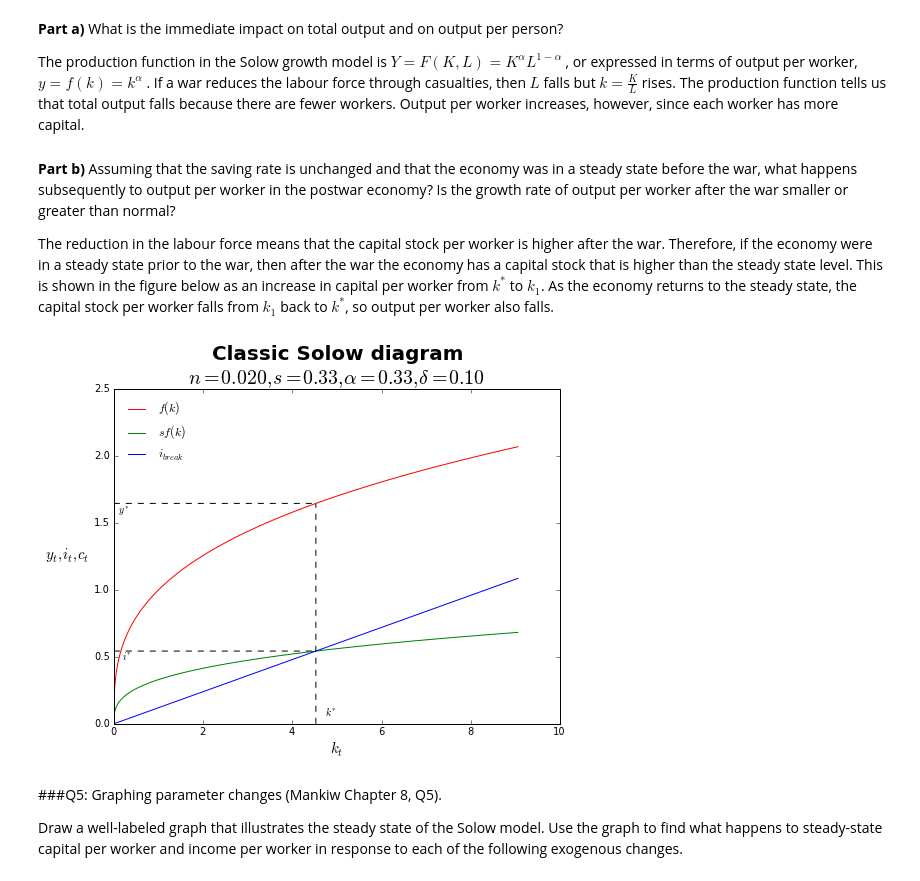
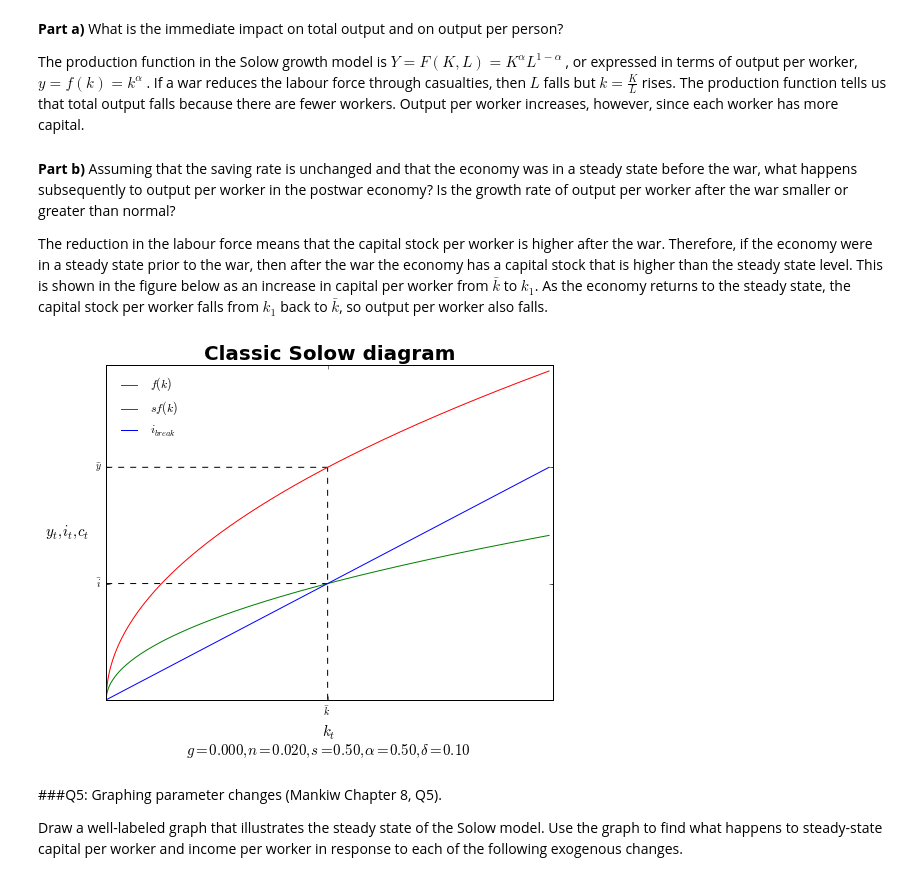
Before and after one commit to ChristopherShort/computational-econ-labs, a Jupyter notebook: undergraduate/Mankiw Chapter 8 (Tutorial 3).ipynb, the cells around one changed output. Cells and saved outputs as stored; diff of their text form; code cells hidden in the pictures.

```diff
--- a/undergraduate/Mankiw Chapter 8 (Tutorial 3).ipynb
+++ b/undergraduate/Mankiw Chapter 8 (Tutorial 3).ipynb
@@ -127 +97,8 @@ c^* &= (1 - s)y^* = (1 - s)\left(\frac{s}{n + \delta}\right) = (1 - 0.8)\left(\f
 $$
+# %%
+# set savings rate to 0.8 and compute steady state values
+solow_params['s'] = 0.8
+
+print "Steady state value for capital per worker is:    ", k_bar(solow_params)
+print "Steady state value for output per worker is:     ", y_bar(solow_params)
+print "Steady state value for consumption per worker is:", c_bar(solow_params)
@@ -135,3 +116,10 @@ By the way, could we figure out what the actual “best” savings rate is, base
 $$0.5k^{-0.5} = MPK = n + \delta \implies k_{gold} = \left(\frac{0.5}{n + \delta}\right)^2$$
 
 Thus the "golden rule" savings rate is $s=0.50\ $.
+# %%
+# set savings rate to 0.5 and compute steady state values
+solow_params['s'] = 0.5
+
+print "Steady state value for capital per worker is:    ", k_bar(solow_params)
+print "Steady state value for output per worker is:     ", y_bar(solow_params)
+print "Steady state value for consumption per worker is:", c_bar(solow_params)
@@ -223,41 +215,20 @@ The production function in the Solow growth model is $Y=F(K,L)=K^{\alpha}L^{1-\a
 # %% [markdown]
 **Part b)** Assuming that the saving rate is unchanged and that the economy was in a steady state before the war, what happens subsequently to output per worker in the postwar economy? Is the growth rate of output per worker after the war smaller or greater than normal?
 
-The reduction in the labour force means that the capital stock per worker is higher after the war. Therefore, if the economy were in a steady state prior to the war, then after the war the economy has a capital stock that is higher than the steady state level. This is shown in the figure below as an increase in capital per worker from $k^*$ to $k_1$. As the economy returns to the steady state, the capital stock per worker falls from $k_1$ back to $k^*$, so output per worker also falls.
+The reduction in the labour force means that the capital stock per worker is higher after the war. Therefore, if the economy were in a steady state prior to the war, then after the war the economy has a capital stock that is higher than the steady state level. This is shown in the figure below as an increase in capital per worker from $\bar{k}$ to $k_1$. As the economy returns to the steady state, the capital stock per worker falls from $k_1$ back to $\bar{k}$, so output per worker also falls.
-# %%
-# new figure
-plt.figure(figsize=(8,6))
-
-# grid of values for capital per worker
-grid = np.linspace(0, 2 * k_star(), 1000)
-
-# plot output, actual investment, and breakeven investment
-plt.plot(grid, output(grid), 'r', label='$f(k)$')
-plt.plot(grid, solow_params['s'] * output(grid), 'g', label='$sf(k)$')
-plt.plot(grid, (solow_params['n'] + solow_params['delta'])* grid,
-         'b', label='$i_{break}$')
-
-# axes, labels, title, legend, etc
-plt.xlabel('$k_t$', fontsize=15)
-plt.ylabel('$y_t, i_t, c_t$', fontsize=15, rotation='horizontal')
-plt.title('Classic Solow diagram\n' + r'$n=%0.3f,s=%.2f,\alpha=%.2f,\delta=%.2f$' \
-         %(solow_params['n'], solow_params['s'], solow_params['alpha'], solow_params['delta']),
-         weight='bold', fontsize=20)
-
-# demarcate the steady state values
-plt.vlines(k_star(), 0, output(k_star()), linestyles='dashed', colors='k')
-plt.hlines([solow_params['s'] * output(k_star()), output(k_star())],
-           0, k_star(), linestyles='dashed', colors='k')
-
-# annotate the plot
-plt.annotate('$k^*$', xy=(1.05 * k_star(), 0.05))
-plt.annotate('$i^*$', xy=(0.2, 0.85 * solow_params['s'] * output(k_star())))
-plt.annotate('$y^*$', xy=(0.1, 0.95 * output(k_star())))
-
-plt.legend(loc='best', frameon=False)
-plt.show()
-# %% [output]
-[figure, removed]
+# %%
+# new figure
+plt.figure(figsize=(8,6))
+
+# I already defined a function to generate Solow diagrams
+plot_solowDiagram(solow_params, gridmax=2 * k_bar(solow_params))
+
+# add a legend
+plt.legend(loc='best', frameon=False)
+
+plt.show()
+# %% [output]
+[figure, added]
 # %% [markdown]
 ###Q5: Graphing parameter changes (Mankiw Chapter 8, Q5).
 
```
Also changed, not shown: parts of 38 cells of this notebook, 1 other file.
